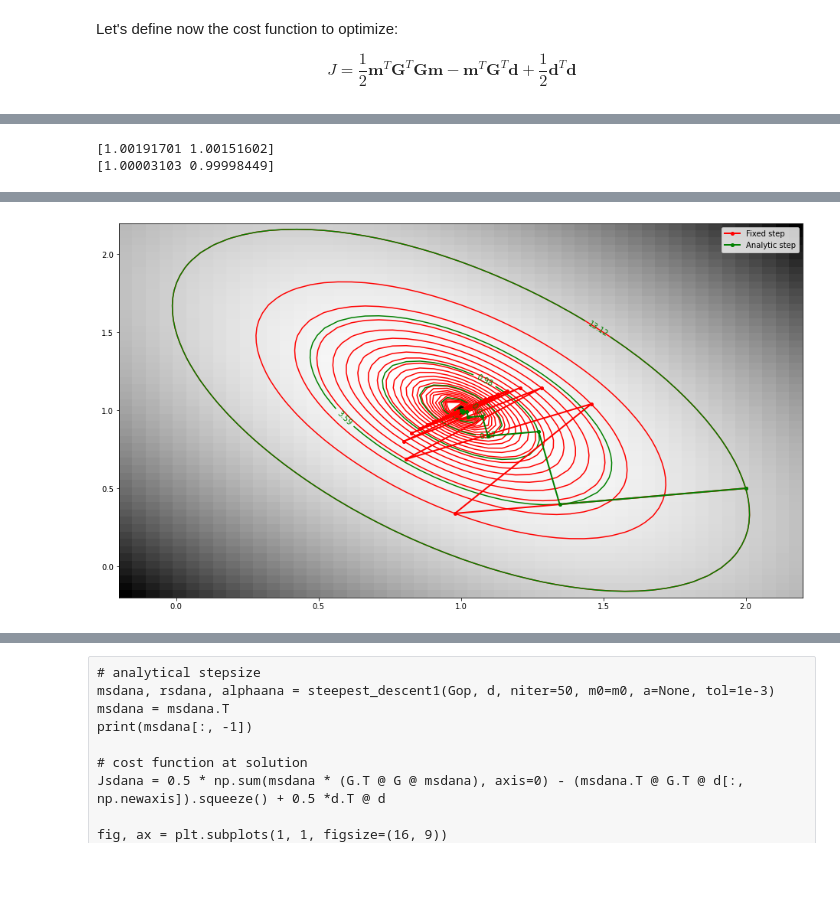
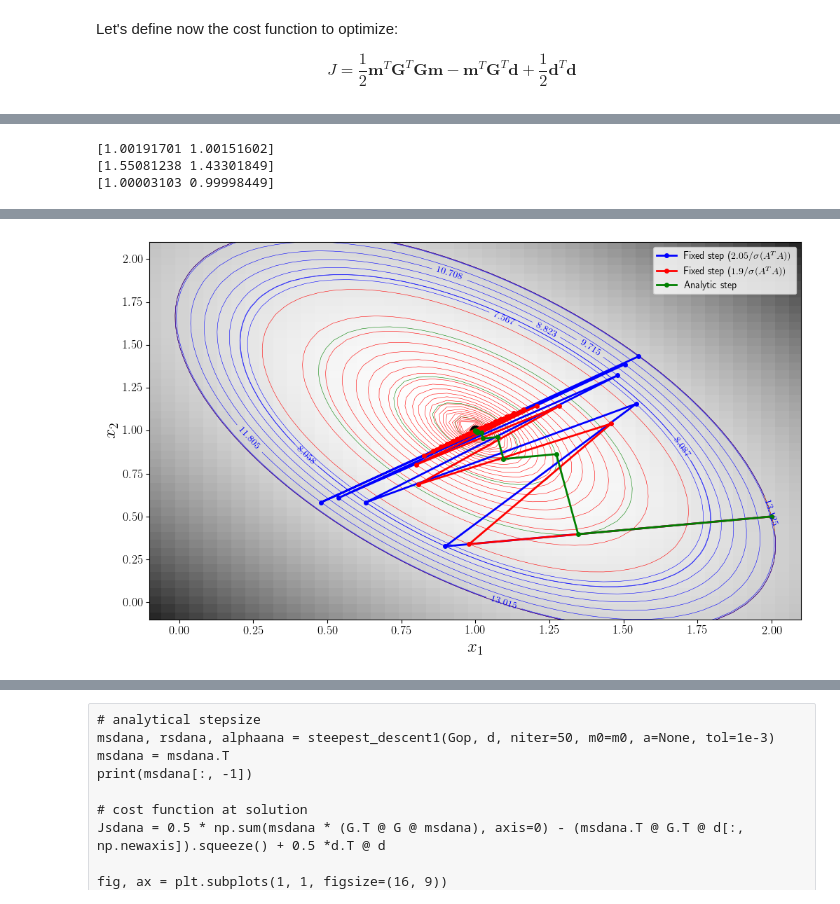
Before and after one commit to DIG-Kaust/MDD-StochasticSolvers, a Jupyter notebook: SteepestDescent.ipynb, the cells around one changed output, grey strips where cells are left out. Cells and saved outputs as stored; diff of their text form; code cells hidden in the pictures; blank space fills up the shorter version.

Commit message:
Finalized SteepestDescent

```diff
--- a/SteepestDescent.ipynb
+++ b/SteepestDescent.ipynb
@@ -69,6 +87,13 @@ msd, rsd, alpha = steepest_descent(Gop.H @ Gop, Gop.H @ d, niter=50, m0=m0, a=al
 msd = msd.T
 print(msd[:, -1])
 
+
+# beyond max allowed step-size (Landweber iteration)
+alphamax = 2.05 / np.max(np.linalg.eig(G.T @ G)[0])
+msd1, rsd1, alpha = steepest_descent(Gop.H @ Gop, Gop.H @ d, niter=8, m0=m0, a=alphamax, tol=1e-3)
+msd1 = msd1.T
+print(msd1[:, -1])
+
 # analytical stepsize
 msdana, rsdana, alphaana = steepest_descent(Gop.H @ Gop, Gop.H @ d, niter=50, m0=m0, a=None, tol=1e-3)
 msdana = msdana.T
@@ -76,18 +101,27 @@ print(msdana[:, -1])
 
 # cost function at solution
 Jsd = 0.5 * np.sum(msd * (G.T @ G @ msd), axis=0) - (msd.T @ G.T @ d[:, np.newaxis]).squeeze() + 0.5 *d.T @ d
+Jsd1 = 0.5 * np.sum(msd1 * (G.T @ G @ msd1), axis=0) - (msd1.T @ G.T @ d[:, np.newaxis]).squeeze() + 0.5 *d.T @ d
 Jsdana = 0.5 * np.sum(msdana * (G.T @ G @ msdana), axis=0) - (msdana.T @ G.T @ d[:, np.newaxis]).squeeze() + 0.5 *d.T @ d
 
-fig, ax = plt.subplots(1, 1, figsize=(16, 9))
+fig, ax = plt.subplots(1, 1, figsize=(12, 7))
 cs = ax.imshow(J.T, cmap='gray_r', origin='lower', extent=(m_min[0], m_max[0], m_min[1], m_max[1]))
-cs = ax.contour(m1, m2, J, levels=np.sort(np.unique(Jsd)), colors='r')
-cs = ax.contour(m1, m2, J, levels=np.sort(np.unique(Jsdana)), colors='g')
+cs = ax.contour(m1, m2, J, levels=np.sort(np.unique(Jsdana)), colors='g', linewidths=0.4)
+cs = ax.contour(m1, m2, J, levels=np.sort(np.unique(Jsd)), colors='r', linewidths=0.4)
+cs = ax.contour(m1, m2, J, levels=np.sort(np.unique(Jsd1)), colors='b', linewidths=0.4)
 ax.clabel(cs, inline=1, fontsize=10)
 ax.plot(m[0], m[1], '.k', ms=20);
-ax.plot(msd[0], msd[1], '.-r', lw=2, ms=8, label='Fixed step')
+ax.plot(msd1[0], msd1[1], '.-b', lw=2, ms=8, label=r'Fixed step ($2.05 / \sigma(A^T A))$')
+ax.plot(msd[0], msd[1], '.-r', lw=2, ms=8, label=r'Fixed step ($1.9 / \sigma(A^T A))$')
 ax.plot(msdana[0], msdana[1], '.-g', lw=2, ms=8, label='Analytic step')
+ax.set_xlabel(r'$x_1$');
+ax.set_ylabel(r'$x_2$');
 ax.legend();
 ax.axis('tight');
+ax.set_xlim(-0.1, 2.1);
+ax.set_ylim(-0.1, 2.1);
+plt.savefig('Figs/Paper/Steepest.eps', dpi=150)
 # %% [output]
 [1.00191701 1.00151602]
+[1.55081238 1.43301849]
 [1.00003103 0.99998449]
@@ -94,4 +130,4 @@ ax.axis('tight');
-[figure, old version]
+[figure, new version]
 # %%
 fig, ax = plt.subplots(1, 1, figsize=(15, 5))
 ax.plot(rsd, '.-k')
```
Also changed, not shown: parts of 5 cells of this notebook.
